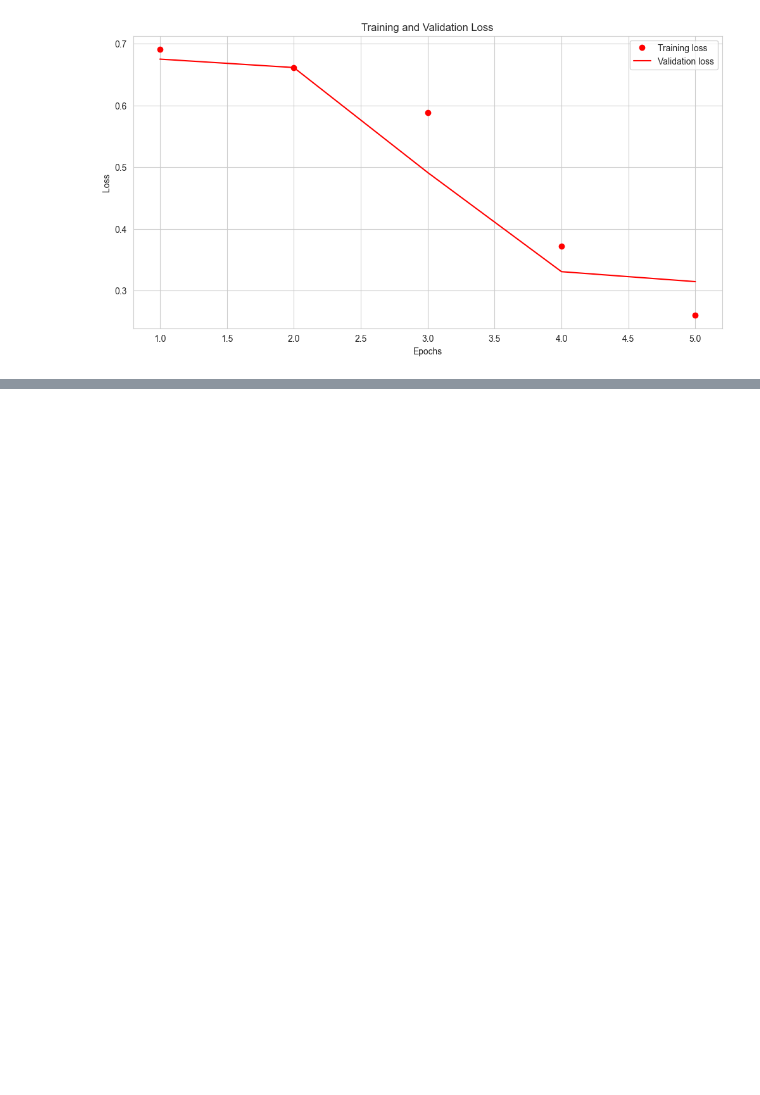
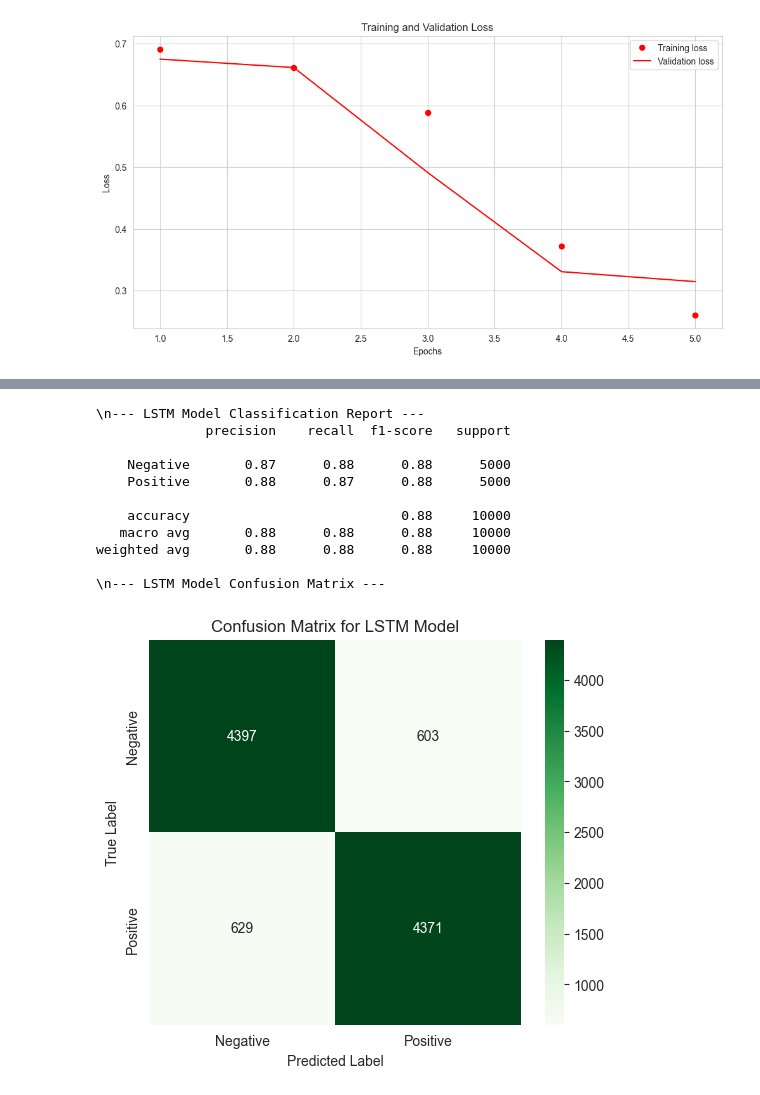
Before and after one commit to Shanksch/sentiment-analysis-project, a Jupyter notebook: notebooks/01-data-exploration-and-cleaning.ipynb, the cells around one changed output, grey strips where cells are left out. Drawn from its saved outputs; the diff is of its cells as text; code cells hidden in the pictures; blank space fills up the shorter version.

```diff
--- a/notebooks/01-data-exploration-and-cleaning.ipynb
+++ b/notebooks/01-data-exploration-and-cleaning.ipynb
@@ -589,0 +600,4 @@ Keys available in history object: dict_keys(['accuracy', 'loss', 'val_accuracy',
+# %%
+# checking the final model's performance by confusion_matrix and classification_report
+y_pred_probs = model.predict(X_test_padded)
+y_pred_lstm = [1 if prob > 0.5 else 0 for prob in y_pred_probs.flatten()]
@@ -589,0 +606,27 @@ Keys available in history object: dict_keys(['accuracy', 'loss', 'val_accuracy',
+# %%
+print("\\n--- LSTM Model Classification Report ---")
+print(classification_report(y_test_final, y_pred_lstm, target_names=['Negative', 'Positive']))
+
+print("\\n--- LSTM Model Confusion Matrix ---")
+cm_lstm = confusion_matrix(y_test_final, y_pred_lstm)
+class_names = ['Negative', 'Positive']
+
+plt.figure(figsize=(6, 5))
+sns.heatmap(cm_lstm, annot=True, fmt='d', cmap='Greens', xticklabels=class_names, yticklabels=class_names)
+plt.xlabel('Predicted Label')
+plt.ylabel('True Label')
+plt.title('Confusion Matrix for LSTM Model')
+plt.show()
+# %% [output]
+\n--- LSTM Model Classification Report ---
+              precision    recall  f1-score   support
+
+    Negative       0.87      0.88      0.88      5000
+    Positive       0.88      0.87      0.88      5000
+
+    accuracy                           0.88     10000
+   macro avg       0.88      0.88      0.88     10000
+weighted avg       0.88      0.88      0.88     10000
+
+\n--- LSTM Model Confusion Matrix ---
+[figure, added]
```
Also changed, not shown: parts of 3 cells of this notebook, 4 other files.
